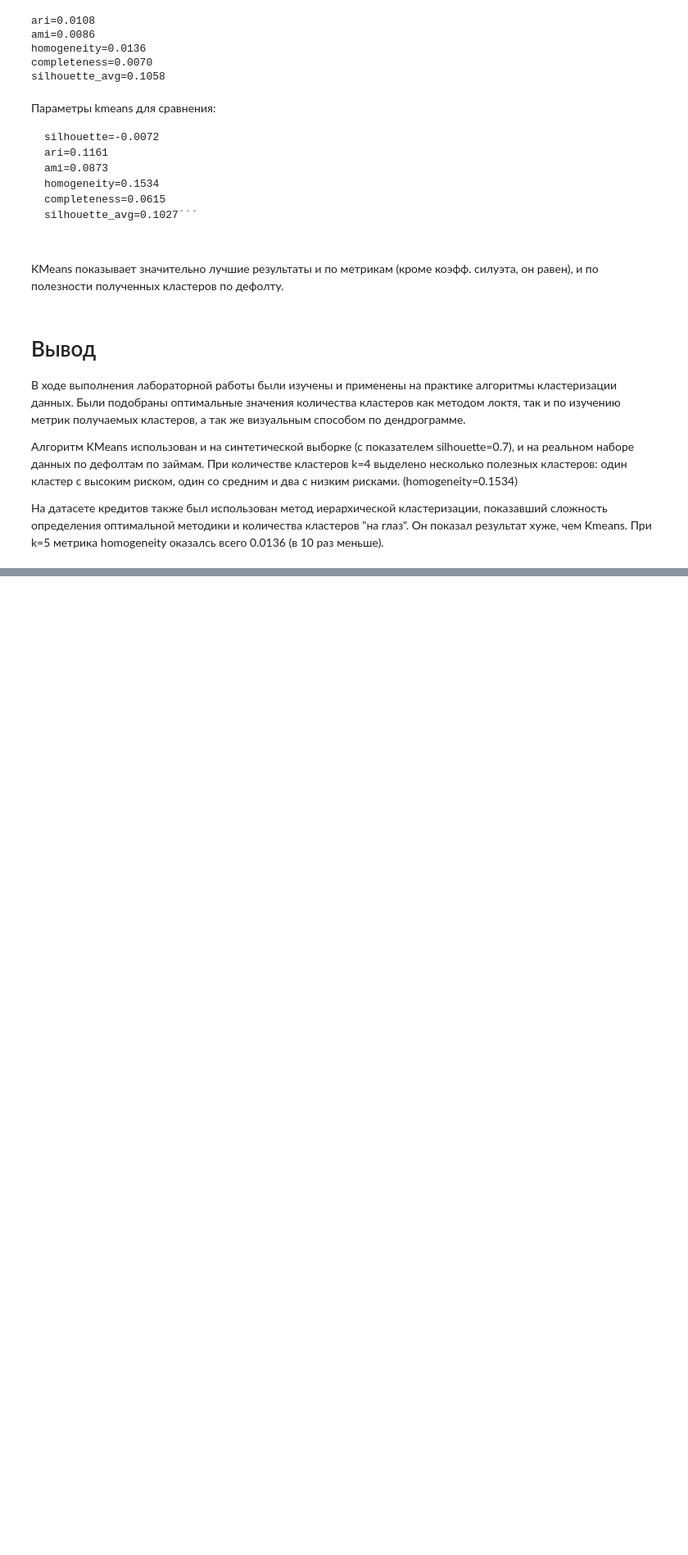
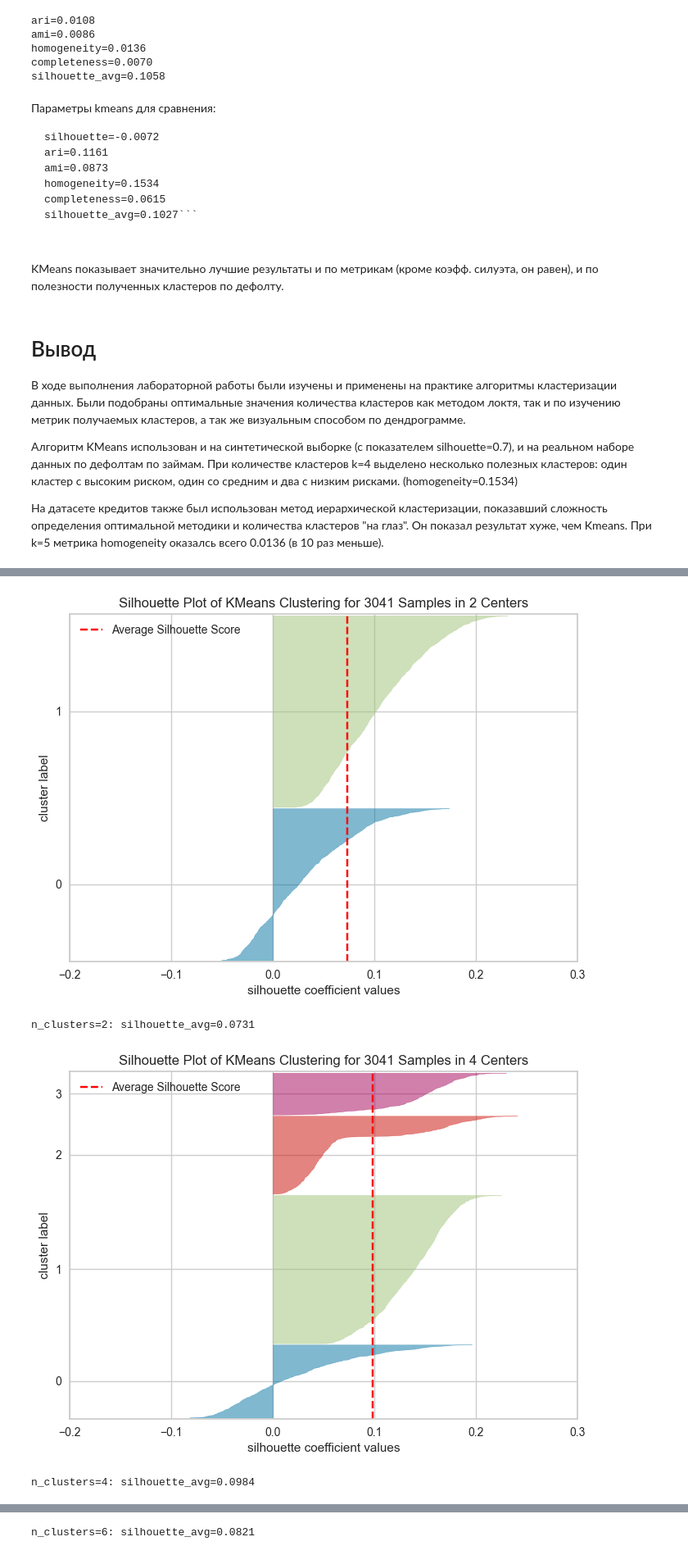
Before and after one commit to thatusualguy/DA-Intro, a Jupyter notebook: lab4/ЛР4_Рыбаков_4.ipynb, the cells around one changed output, grey strips where cells are left out. Shown at 82% size. Saved outputs shown, nothing was run; the diff lists cells and outputs as text; code cells hidden in the pictures; blank space fills up the shorter version.

```diff
--- a/lab4/ЛР4_Рыбаков_4.ipynb
+++ b/lab4/ЛР4_Рыбаков_4.ipynb
@@ -509,0 +528,22 @@ KMeans показывает значительно лучшие результа
+# %%
+import matplotlib.pyplot as plt
+from sklearn.cluster import KMeans
+from yellowbrick.cluster import SilhouetteVisualizer
+
+
+n_clusters_list = [2, 4, 6, 9]
+
+for idx, n_clusters in enumerate(n_clusters_list):
+    model = KMeans(n_clusters=n_clusters, random_state=0)
+    visualizer = SilhouetteVisualizer(model, colors='yellowbrick', )
+    visualizer.fit(X_scaled)
+    visualizer.show()
+
+    labels = model.fit_predict(X_scaled)
+    silhouette_avg = silhouette_score(X_scaled, labels)
+    print(f"{n_clusters=}: {silhouette_avg=:0.4f}")
+# %% [output]
+[figure, added]
+n_clusters=2: silhouette_avg=0.0731
+[figure, added]
+n_clusters=4: silhouette_avg=0.0984
@@ -509,0 +551 @@ KMeans показывает значительно лучшие результа
+n_clusters=6: silhouette_avg=0.0821
```
Also changed, not shown: parts of 16 cells of this notebook.
